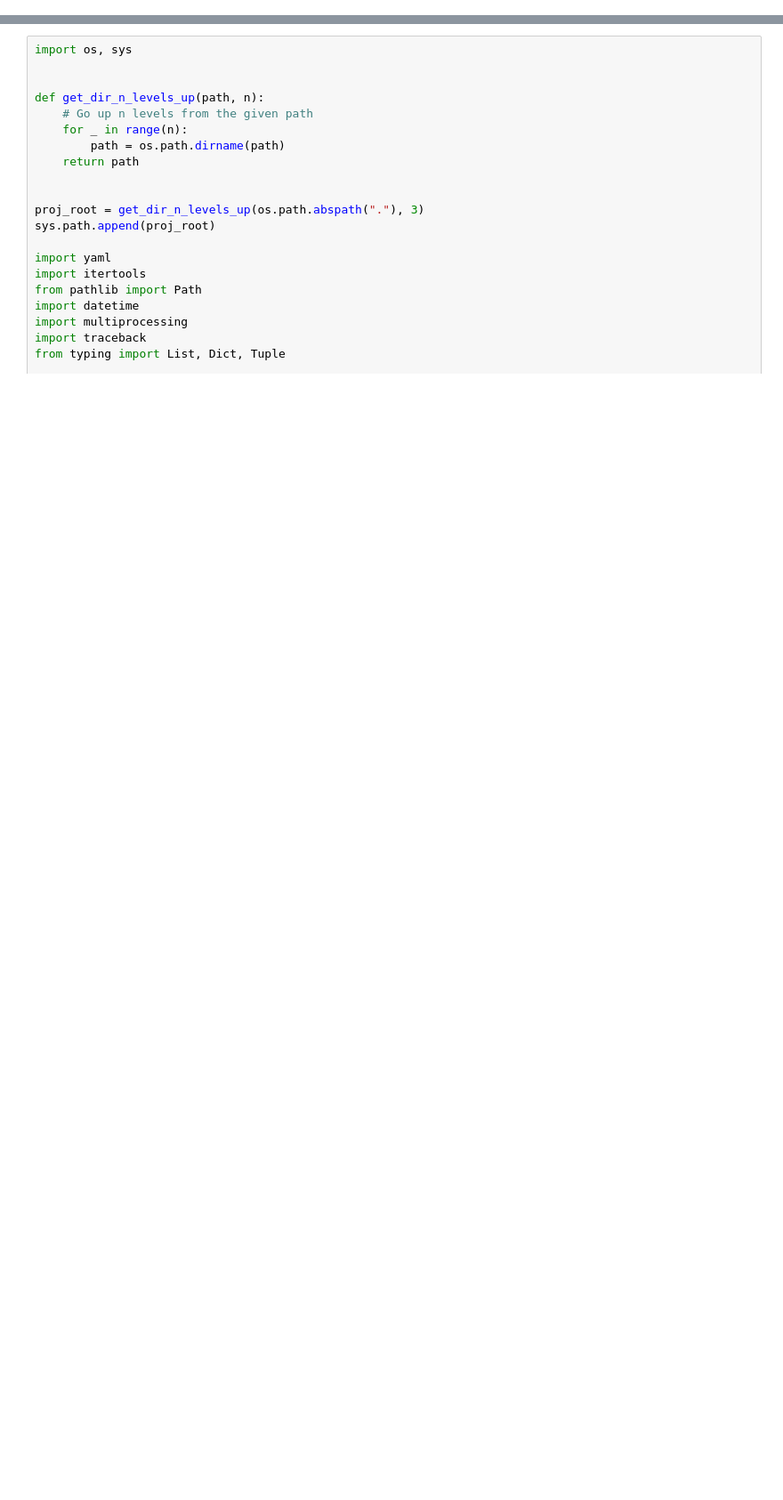
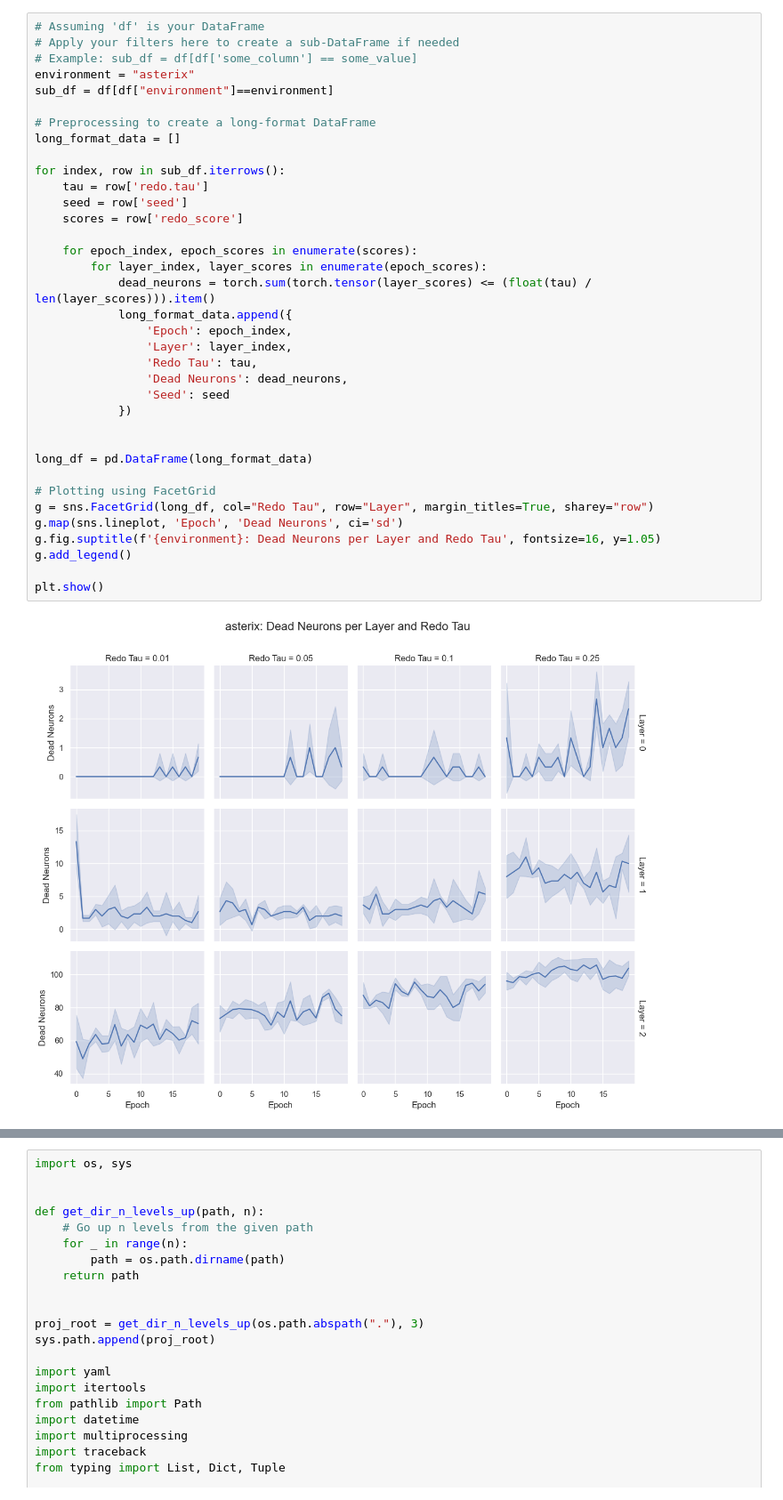
Before and after one commit to mariusdgm/minatar_work, a Jupyter notebook: experiments/training/training_with_redo/2023_11_23_results_investigation.ipynb, the cells around one changed output, grey strips where cells are left out. Shown at 89% size. Drawn from its saved outputs; the diff is of its cells as text; blank space fills up the shorter version.

```diff
--- a/experiments/training/training_with_redo/2023_11_23_results_investigation.ipynb
+++ b/experiments/training/training_with_redo/2023_11_23_results_investigation.ipynb
@@ -138,3 +189,41 @@ df
+# %%
+# Assuming 'df' is your DataFrame
+# Apply your filters here to create a sub-DataFrame if needed
+# Example: sub_df = df[df['some_column'] == some_value]
+environment = "asterix"
+sub_df = df[df["environment"]==environment]
+
+# Preprocessing to create a long-format DataFrame
+long_format_data = []
+
+for index, row in sub_df.iterrows():
+    tau = row['redo.tau']
+    seed = row['seed']
+    scores = row['redo_score']
+
+    for epoch_index, epoch_scores in enumerate(scores):
+        for layer_index, layer_scores in enumerate(epoch_scores):
+            dead_neurons = torch.sum(torch.tensor(layer_scores) <= (float(tau) / len(layer_scores))).item()
+            long_format_data.append({
+                'Epoch': epoch_index,
+                'Layer': layer_index,
+                'Redo Tau': tau,
+                'Dead Neurons': dead_neurons,
+                'Seed': seed
+            })
+
+
+long_df = pd.DataFrame(long_format_data)
+
+# Plotting using FacetGrid
+g = sns.FacetGrid(long_df, col="Redo Tau", row="Layer", margin_titles=True, sharey="row")
+g.map(sns.lineplot, 'Epoch', 'Dead Neurons', ci='sd')
+g.fig.suptitle(f'{environment}: Dead Neurons per Layer and Redo Tau', fontsize=16, y=1.05)
+g.add_legend()
+
+plt.show()
+# %% [output]
+[figure, added]
 # %%
 import matplotlib.pyplot as plt
 import seaborn as sns
```
Also changed, not shown: parts of 13 cells of this notebook, 8 other files.
